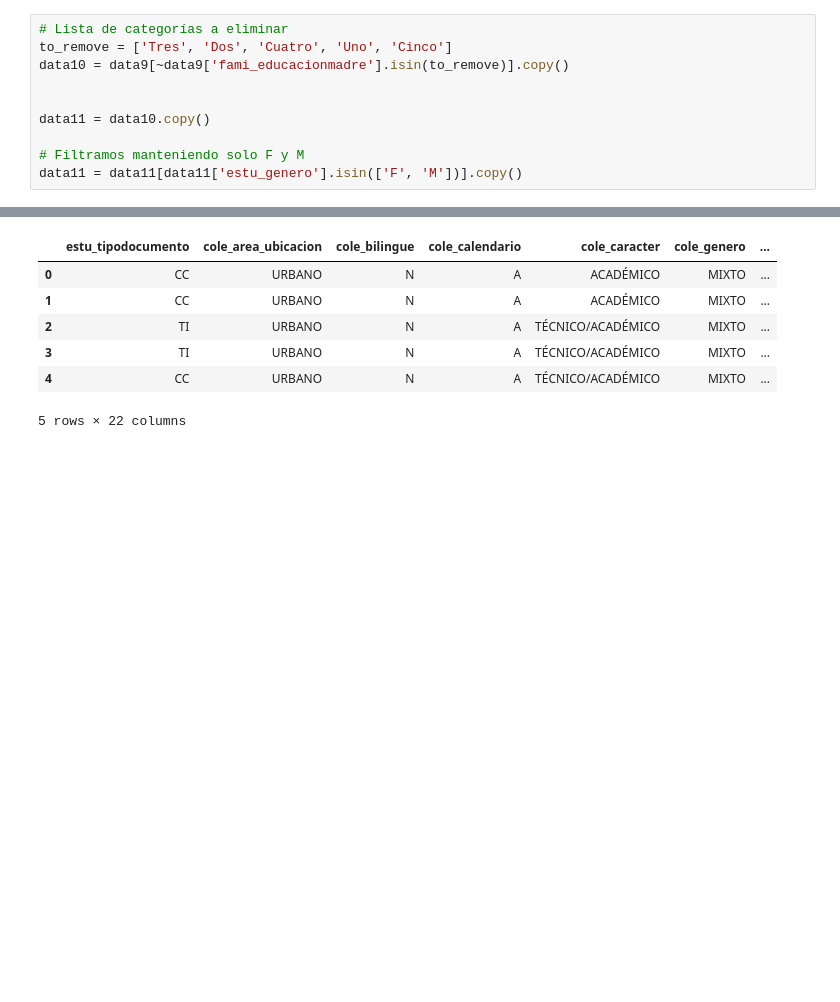
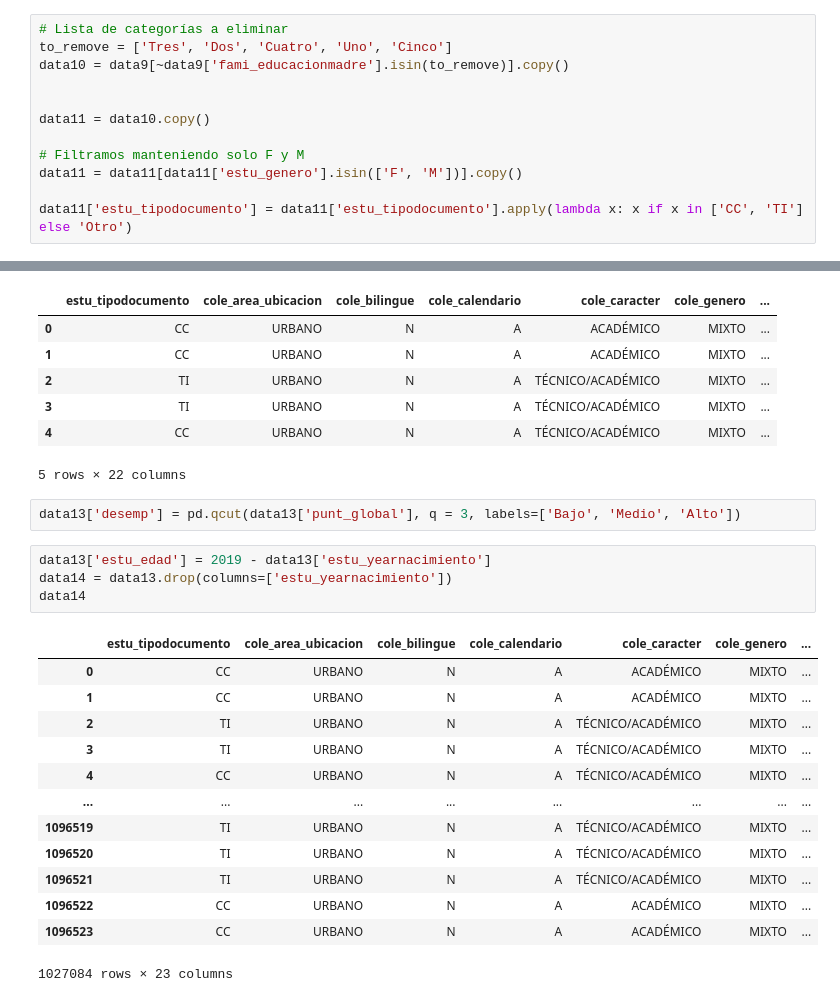
Before and after one commit to jczv24/Proyecto-2, a Jupyter notebook: fuentes_de_limpieza.ipynb, the cells around one changed output, grey strips where cells are left out. Saved outputs shown, nothing was run; the diff lists cells and outputs as text; blank space fills up the shorter version.

```diff
--- a/fuentes_de_limpieza.ipynb
+++ b/fuentes_de_limpieza.ipynb
@@ -276,6 +276,8 @@ data11 = data10.copy()
 
 # Filtramos manteniendo solo F y M
 data11 = data11[data11['estu_genero'].isin(['F', 'M'])].copy()
+
+data11['estu_tipodocumento'] = data11['estu_tipodocumento'].apply(lambda x: x if x in ['CC', 'TI'] else 'Otro')
 # %%
 data11.head()
 # %% [output]
@@ -307,3 +309,23 @@ data13.head()
 | 3 | TI | URBANO | N | A | TÉCNICO/ACADÉMICO | MIXTO | ... |
 | 4 | CC | URBANO | N | A | TÉCNICO/ACADÉMICO | MIXTO | ... |
 5 rows × 22 columns
+# %%
+data13['desemp'] = pd.qcut(data13['punt_global'], q = 3, labels=['Bajo', 'Medio', 'Alto'])
+# %%
+data13['estu_edad'] = 2019 - data13['estu_yearnacimiento']
+data14 = data13.drop(columns=['estu_yearnacimiento'])
+data14
+# %% [output]
+|  | estu_tipodocumento | cole_area_ubicacion | cole_bilingue | cole_calendario | cole_caracter | cole_genero | ... |
+| 0 | CC | URBANO | N | A | ACADÉMICO | MIXTO | ... |
+| 1 | CC | URBANO | N | A | ACADÉMICO | MIXTO | ... |
+| 2 | TI | URBANO | N | A | TÉCNICO/ACADÉMICO | MIXTO | ... |
+| 3 | TI | URBANO | N | A | TÉCNICO/ACADÉMICO | MIXTO | ... |
+| 4 | CC | URBANO | N | A | TÉCNICO/ACADÉMICO | MIXTO | ... |
+| ... | ... | ... | ... | ... | ... | ... | ... |
+| 1096519 | TI | URBANO | N | A | TÉCNICO/ACADÉMICO | MIXTO | ... |
+| 1096520 | TI | URBANO | N | A | TÉCNICO/ACADÉMICO | MIXTO | ... |
+| 1096521 | TI | URBANO | N | A | TÉCNICO/ACADÉMICO | MIXTO | ... |
+| 1096522 | CC | URBANO | N | A | ACADÉMICO | MIXTO | ... |
+| 1096523 | CC | URBANO | N | A | ACADÉMICO | MIXTO | ... |
+1027084 rows × 23 columns
```
Also changed, not shown: parts of 2 cells of this notebook, 1 other file.
